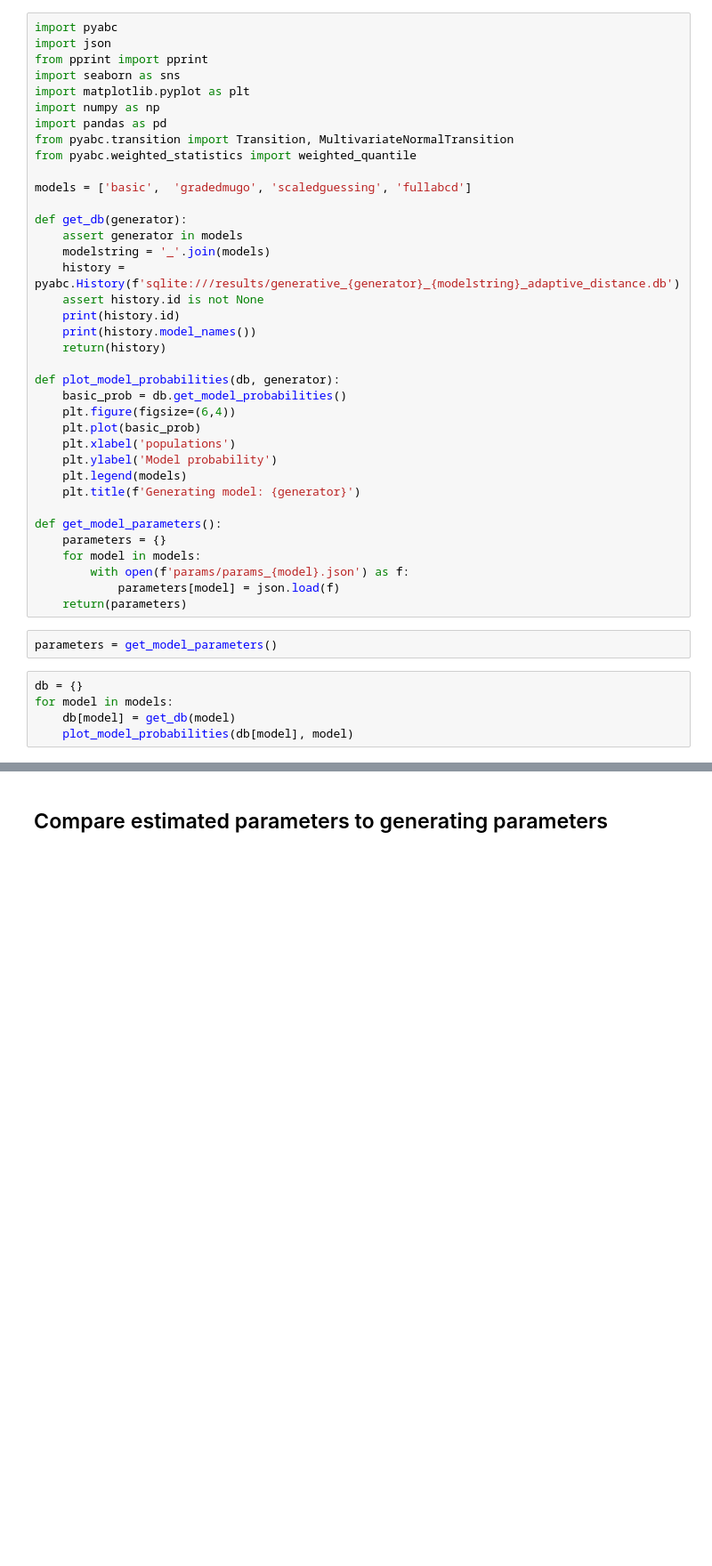
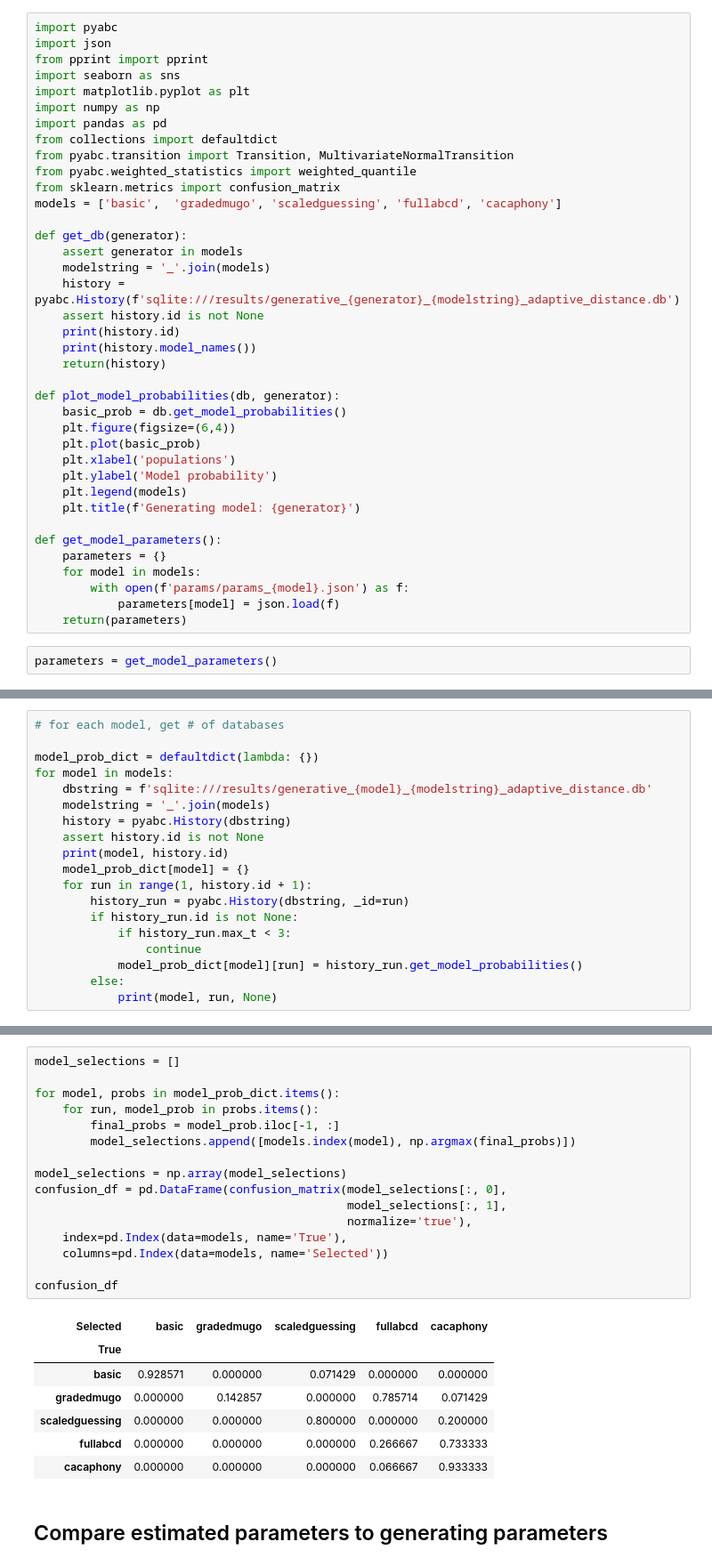
Before and after one commit to henrymj/ABCD_simulations, a Jupyter notebook: generative_model/ModelRecovery.ipynb, the cells around one changed output, grey strips where cells are left out. Shown: that part at 89% size. Drawn from its saved outputs; the diff is of its cells as text; blank space fills up the shorter version.

```diff
--- a/generative_model/ModelRecovery.ipynb
+++ b/generative_model/ModelRecovery.ipynb
@@ -8,10 +8,11 @@ import seaborn as sns
 import matplotlib.pyplot as plt
 import numpy as np
 import pandas as pd
+from collections import defaultdict
 from pyabc.transition import Transition, MultivariateNormalTransition
 from pyabc.weighted_statistics import weighted_quantile
-
-models = ['basic',  'gradedmugo', 'scaledguessing', 'fullabcd']
+from sklearn.metrics import confusion_matrix
+models = ['basic',  'gradedmugo', 'scaledguessing', 'fullabcd', 'cacaphony']
 
 def get_db(generator):
     assert generator in models
@@ -39,8 +40,3 @@ def get_model_parameters():
     return(parameters)
 # %%
 parameters = get_model_parameters()
-# %%
-db = {}
-for model in models:
-    db[model] = get_db(model)
-    plot_model_probabilities(db[model], model)
@@ -59,0 +43,19 @@ for model in models:
+# %%
+# for each model, get # of databases
+
+model_prob_dict = defaultdict(lambda: {})
+for model in models:
+    dbstring = f'sqlite:///results/generative_{model}_{modelstring}_adaptive_distance.db'
+    modelstring = '_'.join(models)
+    history = pyabc.History(dbstring)
+    assert history.id is not None
+    print(model, history.id)
+    model_prob_dict[model] = {}
+    for run in range(1, history.id + 1):
+        history_run = pyabc.History(dbstring, _id=run)
+        if history_run.id is not None:
+            if history_run.max_t < 3:
+                continue
+            model_prob_dict[model][run] = history_run.get_model_probabilities()
+        else:
+            print(model, run, None)
@@ -60,3 +68,27 @@ for model in models:
+# %%
+model_selections = []
+
+for model, probs in model_prob_dict.items():
+    for run, model_prob in probs.items():
+        final_probs = model_prob.iloc[-1, :]
+        model_selections.append([models.index(model), np.argmax(final_probs)])
+
+model_selections = np.array(model_selections)
+confusion_df = pd.DataFrame(confusion_matrix(model_selections[:, 0],
+                                             model_selections[:, 1],
+                                             normalize='true'),
+    index=pd.Index(data=models, name='True'),
+    columns=pd.Index(data=models, name='Selected'))
+
+confusion_df
+# %% [output]
+| Selected | basic | gradedmugo | scaledguessing | fullabcd | cacaphony |
+| True |  |  |  |  |  |
+| basic | 0.928571 | 0.000000 | 0.071429 | 0.000000 | 0.000000 |
+| gradedmugo | 0.000000 | 0.142857 | 0.000000 | 0.785714 | 0.071429 |
+| scaledguessing | 0.000000 | 0.000000 | 0.800000 | 0.000000 | 0.200000 |
+| fullabcd | 0.000000 | 0.000000 | 0.000000 | 0.266667 | 0.733333 |
+| cacaphony | 0.000000 | 0.000000 | 0.000000 | 0.066667 | 0.933333 |
 # %% [markdown]
 ## Compare estimated parameters to generating parameters
 # %%
```
Also changed, not shown: parts of 7 cells of this notebook.
